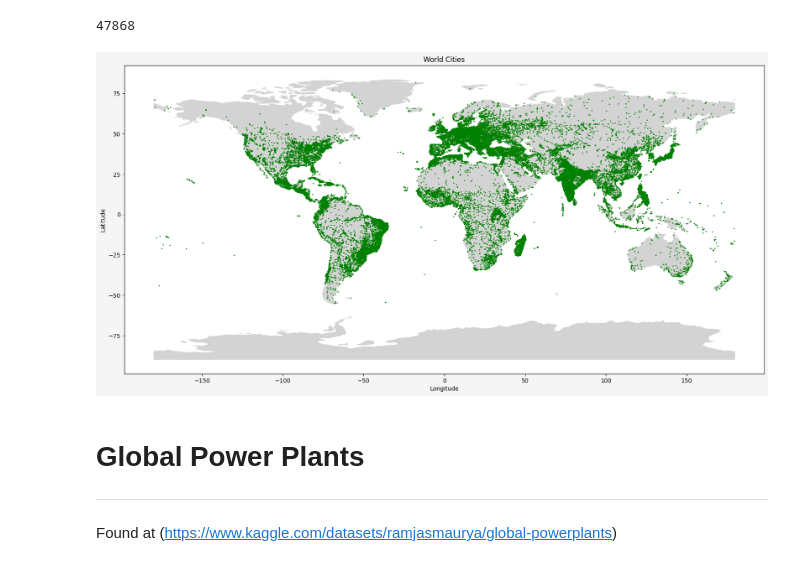
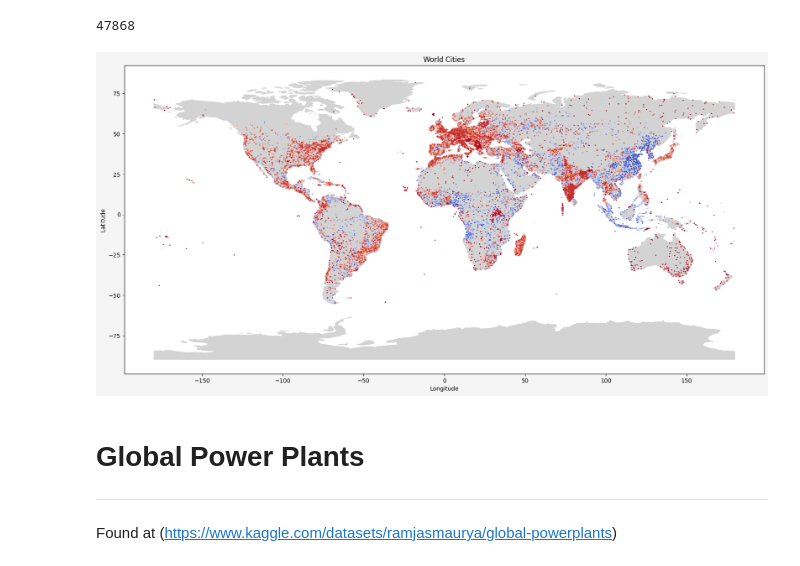
Before and after one commit to janiejestemja/geo, a Jupyter notebook: eda_sketch.ipynb, the cells around one changed output. Cells and saved outputs as stored; diff of their text form; code cells hidden in the pictures.

```diff
--- a/eda_sketch.ipynb
+++ b/eda_sketch.ipynb
@@ -49,23 +58,23 @@ wc_gdf = gpd.GeoDataFrame(wc_df, geometry=wc_geometry)
 # %%
 # Creating the figure and axes with Matplotlib
 fig, ax = plt.subplots(figsize=(16, 9), facecolor="whitesmoke", layout="constrained")
 
 # Plotting the world basemap on the axes
 world.plot(ax=ax, color="lightgray")
 
 # Plotting gdf
-wc_gdf.plot(ax=ax, marker="o", color="green", markersize=1)
+wc_gdf.plot(ax=ax, marker="o", c=wc_df["population"], cmap="coolwarm", markersize=1)
 
 # Adding titles, labels, etc...
 ax.set_title("World Cities")
 ax.set_xlabel("Longitude")
 ax.set_ylabel("Latitude")
 
 # Show the plot
 plt.savefig("world_wc.png")
 plt.show()
 # %% [output]
-[figure, old version]
+[figure, new version]
 # %% [markdown]
 # Global Power Plants
 ---
```
Also changed, not shown: parts of 28 cells of this notebook, 1 other file.
